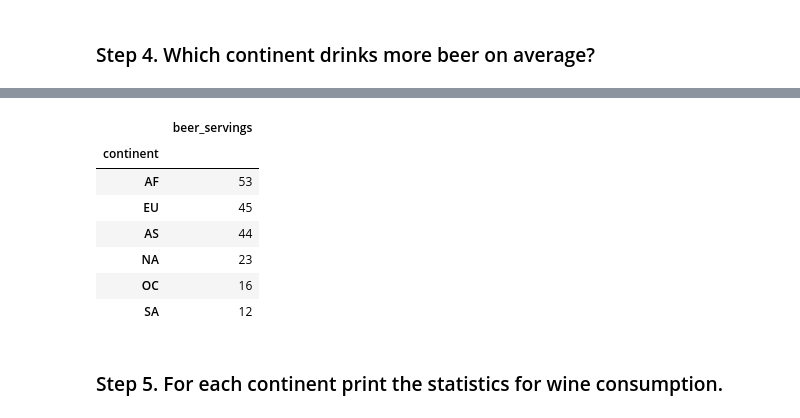
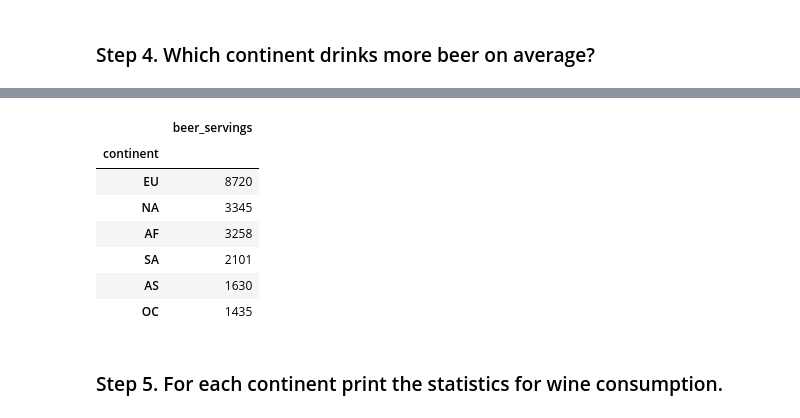
Before and after one commit to urkomen/2026-02-BILBAO-FT-Data-Science, a Jupyter notebook: 2-Data_Analysis/2-Pandas/Practica/4-Alcohol_Consumption/Alcohol_Consumption_urko.ipynb, the cells around one changed output, grey strips where cells are left out. Cells and saved outputs as stored; diff of their text form; code cells hidden in the pictures.

Commit message:
Correcciones ejercicios null + groupby

```diff
--- a/2-Data_Analysis/2-Pandas/Practica/4-Alcohol_Consumption/Alcohol_Consumption_urko.ipynb
+++ b/2-Data_Analysis/2-Pandas/Practica/4-Alcohol_Consumption/Alcohol_Consumption_urko.ipynb
@@ -83,7 +83,7 @@ continent_map = {
     "St. Lucia": "North America",
     "St. Vincent & the Grenadines": "North America",
     "Trinidad & Tobago": "North America",
-    "USA": "North America"
+    "USA": "EU"
 }
 # %%
 # Sospecho muy fuertemente que los países de la lista continent_map son los que faltan en el dataframe
@@ -169,3 +169,7 @@ drinks.loc[drinks['country'].isin(continent_map)]
 | 145 | St. Vincent & the Grenadines | 120 | 221 | 11 | 6.3 | NA |
 | 174 | Trinidad & Tobago | 197 | 156 | 7 | 6.4 | NA |
 | 184 | USA | 249 | 158 | 84 | 8.7 | NA |
+# %%
+# Manera fácil que he descubierto al mirar la pantalla de Irene
+drinks['continent'] = drinks['country'].map(continent_map).fillna(drinks['continent']).replace('North America', 'NA')
+drinks.loc[drinks['country'].isin(continent_map)]
@@ -172,15 +194,15 @@ drinks.loc[drinks['country'].isin(continent_map)]
 # %%
 # Agrupamos por continente y mostramos consumo de cerveza
-drinks.groupby('continent')[['beer_servings']].count().sort_values('beer_servings',ascending=False)
+drinks.groupby('continent')[['beer_servings']].sum().sort_values('beer_servings',ascending=False)
 # %% [output]
 |  | beer_servings |
 | continent |  |
-| AF | 53 |
-| EU | 45 |
-| AS | 44 |
-| NA | 23 |
-| OC | 16 |
-| SA | 12 |
+| EU | 8720 |
+| NA | 3345 |
+| AF | 3258 |
+| SA | 2101 |
+| AS | 1630 |
+| OC | 1435 |
 # %% [markdown]
 ### Step 5. For each continent print the statistics for wine consumption.
 # %%
```
Also changed, not shown: parts of 1 cell of this notebook.
